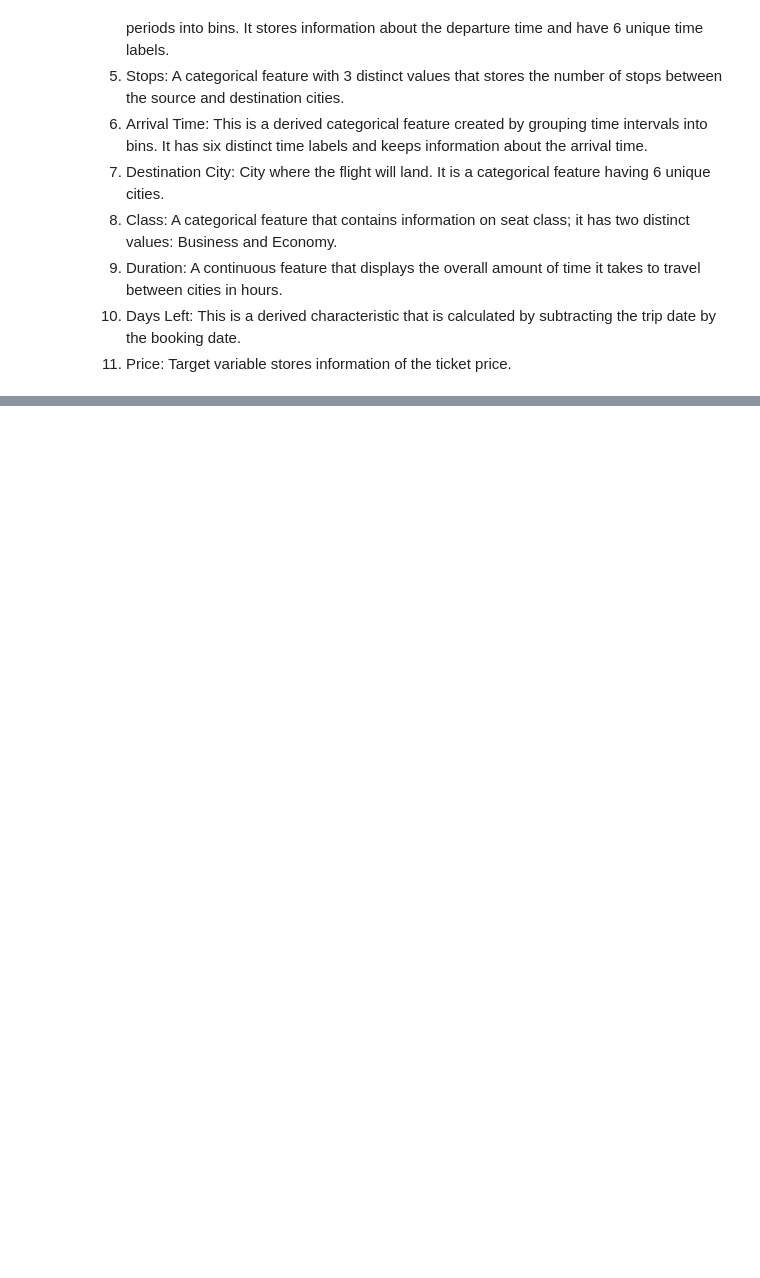
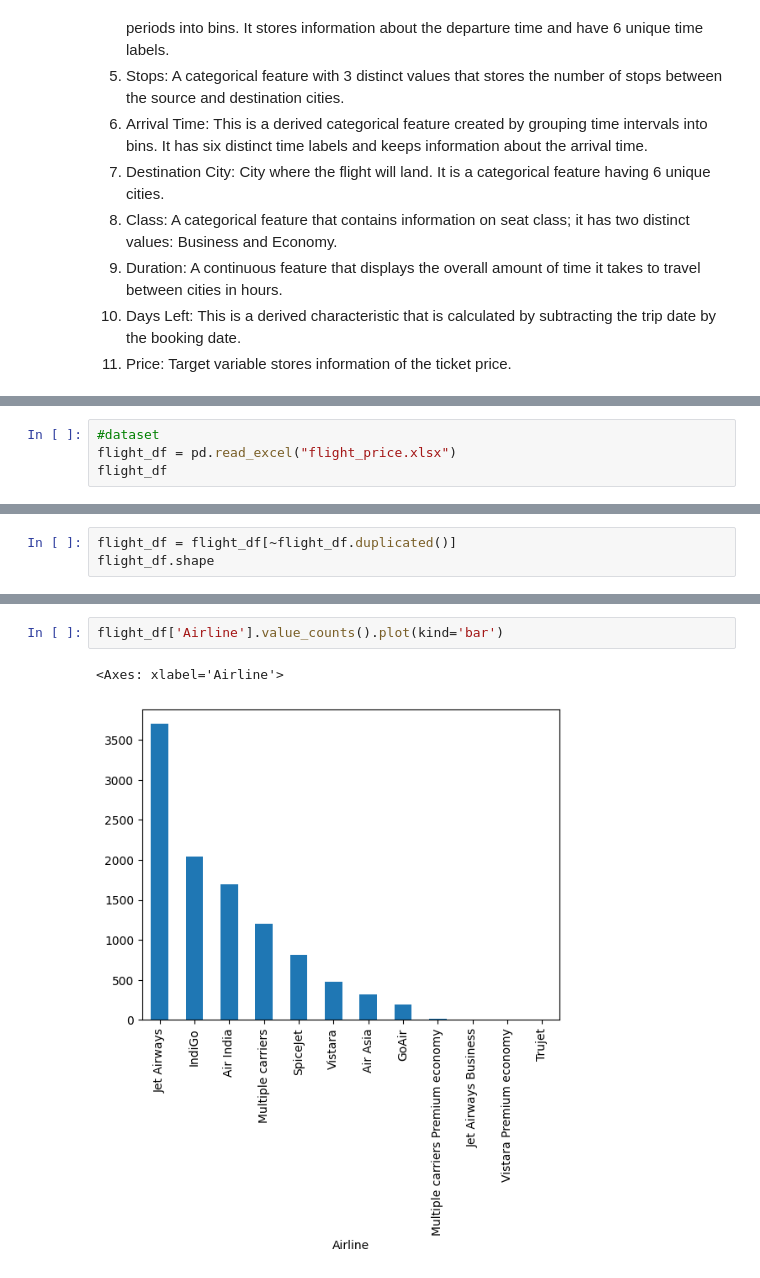
Before and after one commit to NarnindiMounica/Machine_Learning_Works, a Jupyter notebook: Exploratory_Data_Analysis/flight_price_dataset/flight_price_dataset_eda.ipynb, the cells around one changed output, grey strips where cells are left out. Cells and saved outputs as stored; diff of their text form; blank space fills up the shorter version.

Commit message:
flight price dataset loading and analyzing dataframe

```diff
--- a/Exploratory_Data_Analysis/flight_price_dataset/flight_price_dataset_eda.ipynb
+++ b/Exploratory_Data_Analysis/flight_price_dataset/flight_price_dataset_eda.ipynb
@@ -19,0 +27,4 @@ The various features of the cleaned dataset are explained below:
+# %%
+#dataset
+flight_df = pd.read_excel("flight_price.xlsx")
+flight_df
@@ -19,0 +70,3 @@ The various features of the cleaned dataset are explained below:
+# %%
+flight_df = flight_df[~flight_df.duplicated()]
+flight_df.shape
@@ -19,0 +90,5 @@ The various features of the cleaned dataset are explained below:
+# %%
+flight_df['Airline'].value_counts().plot(kind='bar')
+# %% [output]
+<Axes: xlabel='Airline'>
+[figure, added]
```
Also changed, not shown: parts of 6 cells of this notebook, 3 other files.
